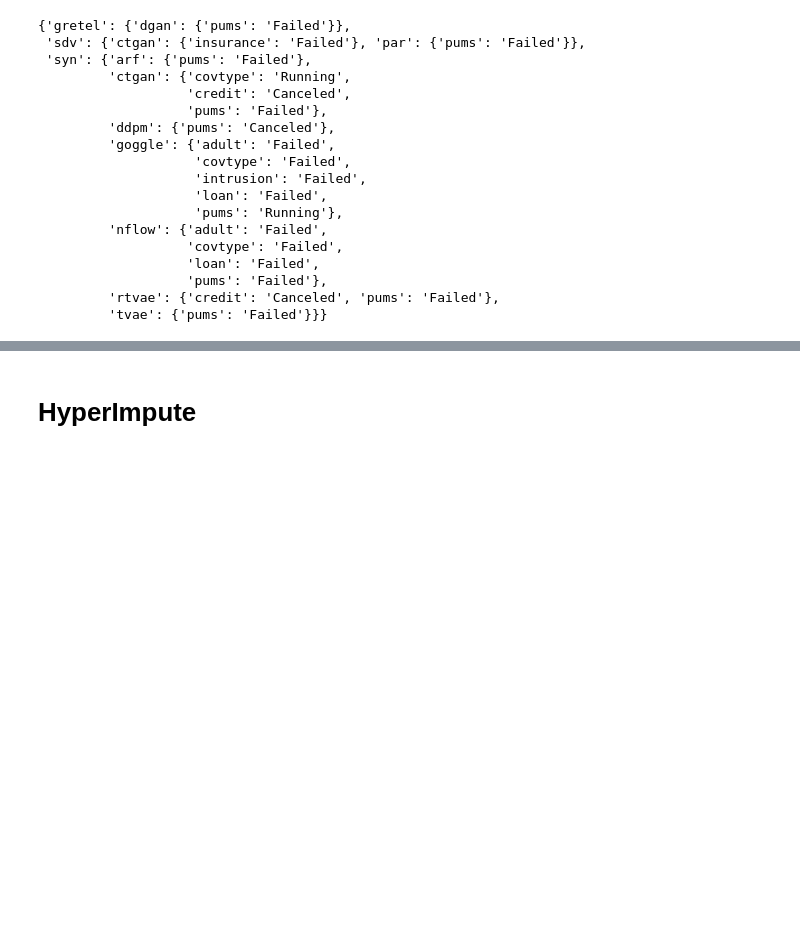
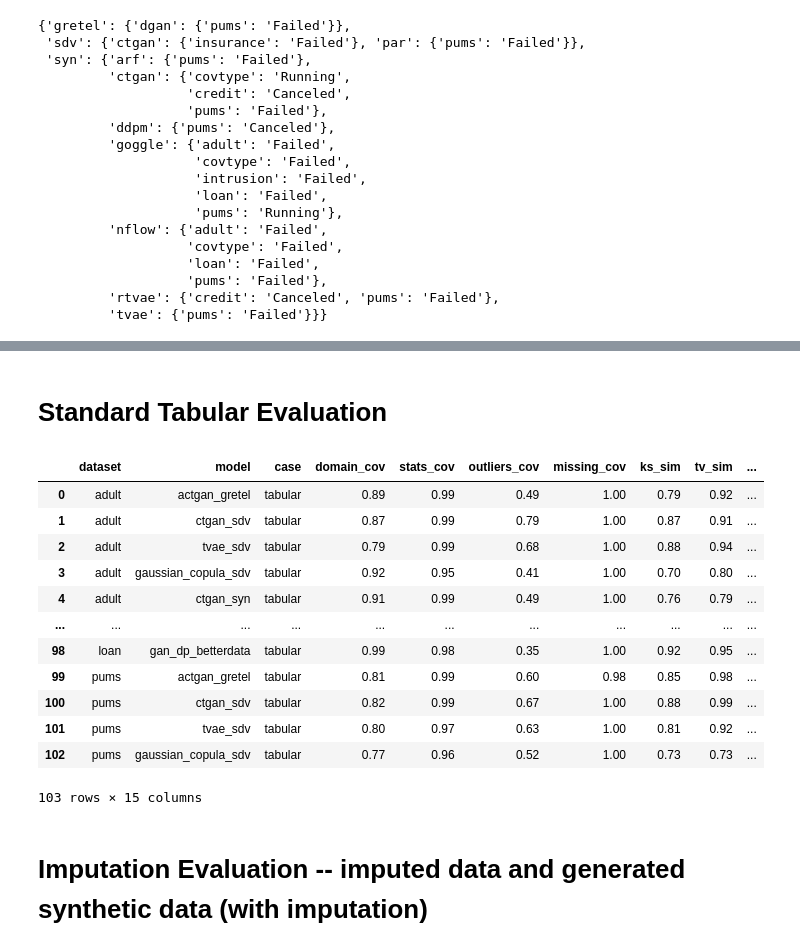
Before and after one commit to dsaidgovsg/benchmarking-synthetic-data-generators, a Jupyter notebook: notebooks/final_evalutation.ipynb, the cells around one changed output, grey strips where cells are left out. Saved outputs shown, nothing was run; the diff lists cells and outputs as text; code cells hidden in the pictures; blank space fills up the shorter version.

Commit message:
notebook cleanup for evaluation

```diff
--- a/notebooks/final_evalutation.ipynb
+++ b/notebooks/final_evalutation.ipynb
@@ -391,7 +98,0 @@ tabular_bm_df.shape
-# %%
-# exp_dataset = "adult"
-HPO_DATASETS = ["adult", "loan"]
-# tabular_bm_df = pd.DataFrame()
-for exp_dataset in HPO_DATASETS:
-    final_report = get_scores_df(exp_dataset, ALL_TABULAR_MODELS, "hpo")
-    tabular_bm_df = tabular_bm_df.append(pd.DataFrame(final_report), ignore_index=True)
@@ -599,5 +98,0 @@ mlp_classification 8
-# %%
-tabular_ml_bm_df = pd.DataFrame()
-for exp_dataset in ML_CLASSIFICATION_TASK_DATASETS:
-    final_ml_report = get_ml_scores_df(exp_dataset, final_report_ml_cls, ml_cls_metric)
-    tabular_ml_bm_df = tabular_ml_bm_df.append(pd.DataFrame(final_ml_report), ignore_index=True)
@@ -852,2 +98,0 @@ synthesizer_size
-# %% [markdown]
-# HyperImpute
@@ -1006,0 +275,26 @@ def get_scores_df(exp_dataset, models_list, case="tabular"):
+# %% [markdown]
+# Standard Tabular Evaluation
+# %%
+# ALL_TABULAR_DATASETS = ["adult", "census", "child", "covtype", "credit", "insurance", "health_insurance",
+#                        "intrusion", "drugs", "loan", "pums"]
+std_tabular_df = pd.DataFrame()
+for exp_dataset in ALL_TABULAR_DATASETS:
+    final_report = get_scores_df(exp_dataset, ALL_TABULAR_MODELS, "tabular", False)
+    std_tabular_df = pd.concat([std_tabular_df, pd.DataFrame(final_report)], ignore_index=True)
+std_tabular_df
+# %% [output]
+|  | dataset | model | case | domain_cov | stats_cov | outliers_cov | missing_cov | ks_sim | tv_sim | ... |
+| 0 | adult | actgan_gretel | tabular | 0.89 | 0.99 | 0.49 | 1.00 | 0.79 | 0.92 | ... |
+| 1 | adult | ctgan_sdv | tabular | 0.87 | 0.99 | 0.79 | 1.00 | 0.87 | 0.91 | ... |
+| 2 | adult | tvae_sdv | tabular | 0.79 | 0.99 | 0.68 | 1.00 | 0.88 | 0.94 | ... |
+| 3 | adult | gaussian_copula_sdv | tabular | 0.92 | 0.95 | 0.41 | 1.00 | 0.70 | 0.80 | ... |
+| 4 | adult | ctgan_syn | tabular | 0.91 | 0.99 | 0.49 | 1.00 | 0.76 | 0.79 | ... |
+| ... | ... | ... | ... | ... | ... | ... | ... | ... | ... | ... |
+| 98 | loan | gan_dp_betterdata | tabular | 0.99 | 0.98 | 0.35 | 1.00 | 0.92 | 0.95 | ... |
+| 99 | pums | actgan_gretel | tabular | 0.81 | 0.99 | 0.60 | 0.98 | 0.85 | 0.98 | ... |
+| 100 | pums | ctgan_sdv | tabular | 0.82 | 0.99 | 0.67 | 1.00 | 0.88 | 0.99 | ... |
+| 101 | pums | tvae_sdv | tabular | 0.80 | 0.97 | 0.63 | 1.00 | 0.81 | 0.92 | ... |
+| 102 | pums | gaussian_copula_sdv | tabular | 0.77 | 0.96 | 0.52 | 1.00 | 0.73 | 0.73 | ... |
+103 rows × 15 columns
+# %% [markdown]
+# Imputation Evaluation -- imputed data and generated synthetic data (with imputation)
```
Also changed, not shown: parts of 58 cells of this notebook.
